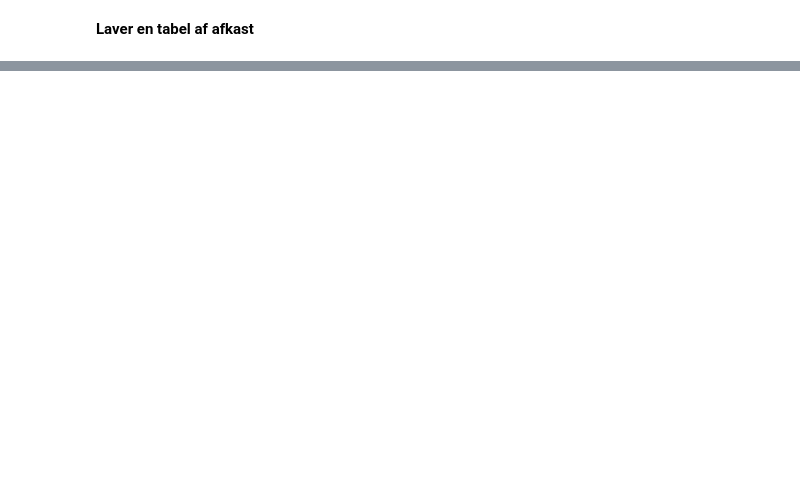
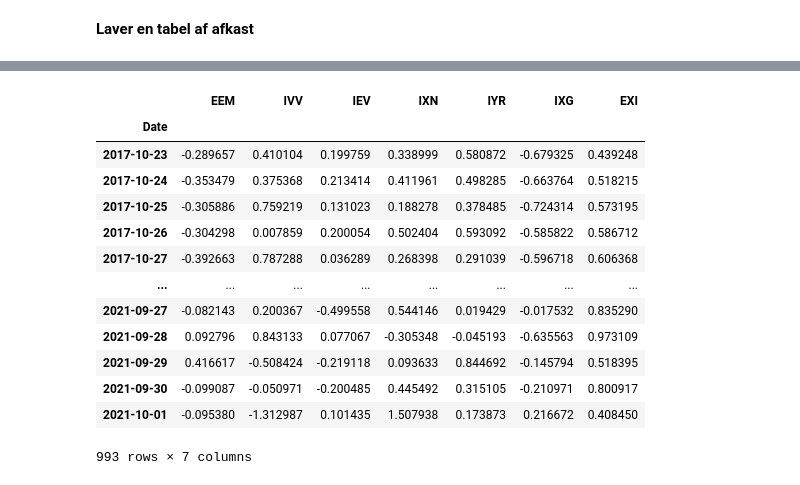
Before and after one commit to neriksen/thesis, a Jupyter notebook: backtesting/backtesting_graphs.ipynb, the cells around one changed output, grey strips where cells are left out. Cells and saved outputs as stored; diff of their text form; code cells hidden in the pictures; blank space fills up the shorter version.

```diff
--- a/backtesting/backtesting_graphs.ipynb
+++ b/backtesting/backtesting_graphs.ipynb
@@ -189,0 +128,4 @@ ax.set_ylabel('Weight, $v_t$',loc='top', rotation = 0, labelpad = -78)
+# %%
+v_t_ARCH_s, out_of_sample_s_ARCH_s, in_sample_s_ARCH_s, Omega_t_ARCH_s = db.garch_no_trading_cost(stocks, number_of_out_of_sample_days=4*250, model_type="sGARCH10")
+v_t_GARCH_s, out_of_sample_s_GARCH_s, in_sample_s_GARCH_s,Omega_t_GARCH_s = db.garch_no_trading_cost(stocks, number_of_out_of_sample_days=4*250, model_type="sGARCH11")
+v_t_GJR_s, out_of_sample_s_GJR_s, in_sample_s_GJR_s, Omega_t_GJR_s = db.garch_no_trading_cost(stocks, number_of_out_of_sample_days=4*250, model_type="gjrGARCH11")
@@ -189,0 +254,17 @@ ax.set_ylabel('Weight, $v_t$',loc='top', rotation = 0, labelpad = -78)
+# %%
+v_t_ARCH_s.iloc[7:]
+# %% [output]
+|  | EEM | IVV | IEV | IXN | IYR | IXG | EXI |
+| Date |  |  |  |  |  |  |  |
+| 2017-10-23 | -0.289657 | 0.410104 | 0.199759 | 0.338999 | 0.580872 | -0.679325 | 0.439248 |
+| 2017-10-24 | -0.353479 | 0.375368 | 0.213414 | 0.411961 | 0.498285 | -0.663764 | 0.518215 |
+| 2017-10-25 | -0.305886 | 0.759219 | 0.131023 | 0.188278 | 0.378485 | -0.724314 | 0.573195 |
+| 2017-10-26 | -0.304298 | 0.007859 | 0.200054 | 0.502404 | 0.593092 | -0.585822 | 0.586712 |
+| 2017-10-27 | -0.392663 | 0.787288 | 0.036289 | 0.268398 | 0.291039 | -0.596718 | 0.606368 |
+| ... | ... | ... | ... | ... | ... | ... | ... |
+| 2021-09-27 | -0.082143 | 0.200367 | -0.499558 | 0.544146 | 0.019429 | -0.017532 | 0.835290 |
+| 2021-09-28 | 0.092796 | 0.843133 | 0.077067 | -0.305348 | -0.045193 | -0.635563 | 0.973109 |
+| 2021-09-29 | 0.416617 | -0.508424 | -0.219118 | 0.093633 | 0.844692 | -0.145794 | 0.518395 |
+| 2021-09-30 | -0.099087 | -0.050971 | -0.200485 | 0.445492 | 0.315105 | -0.210971 | 0.800917 |
+| 2021-10-01 | -0.095380 | -1.312987 | 0.101435 | 1.507938 | 0.173873 | 0.216672 | 0.408450 |
+993 rows × 7 columns
```
Also changed, not shown: parts of 22 cells of this notebook, 8 other files.
